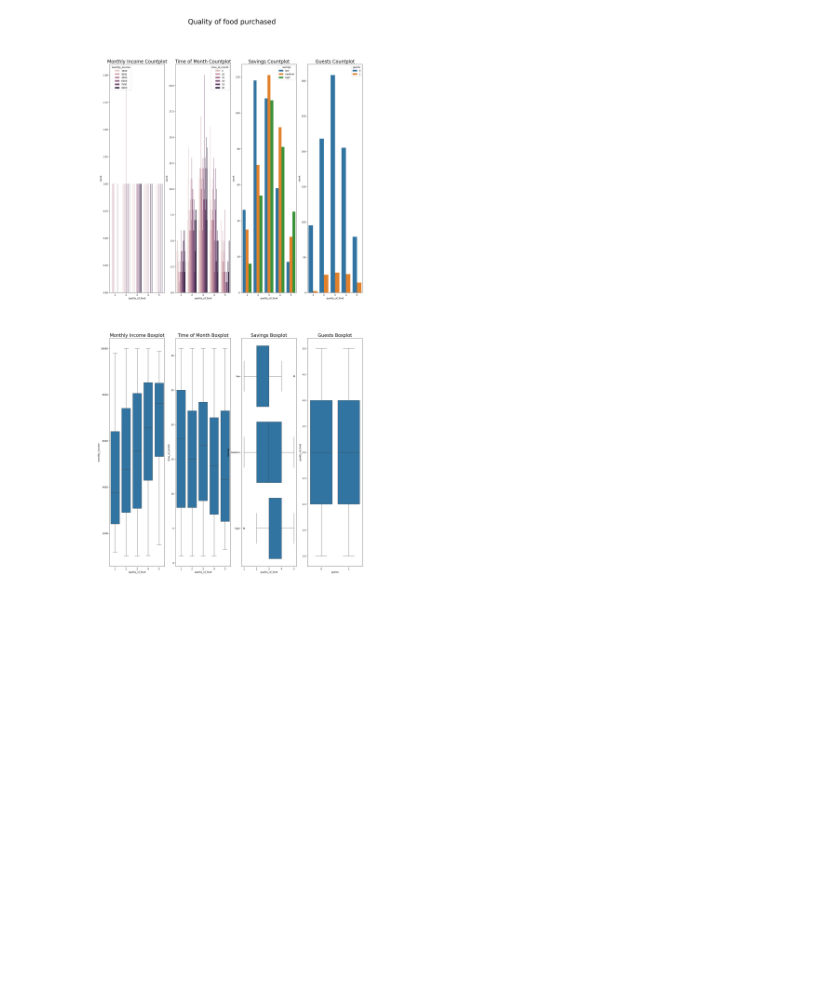
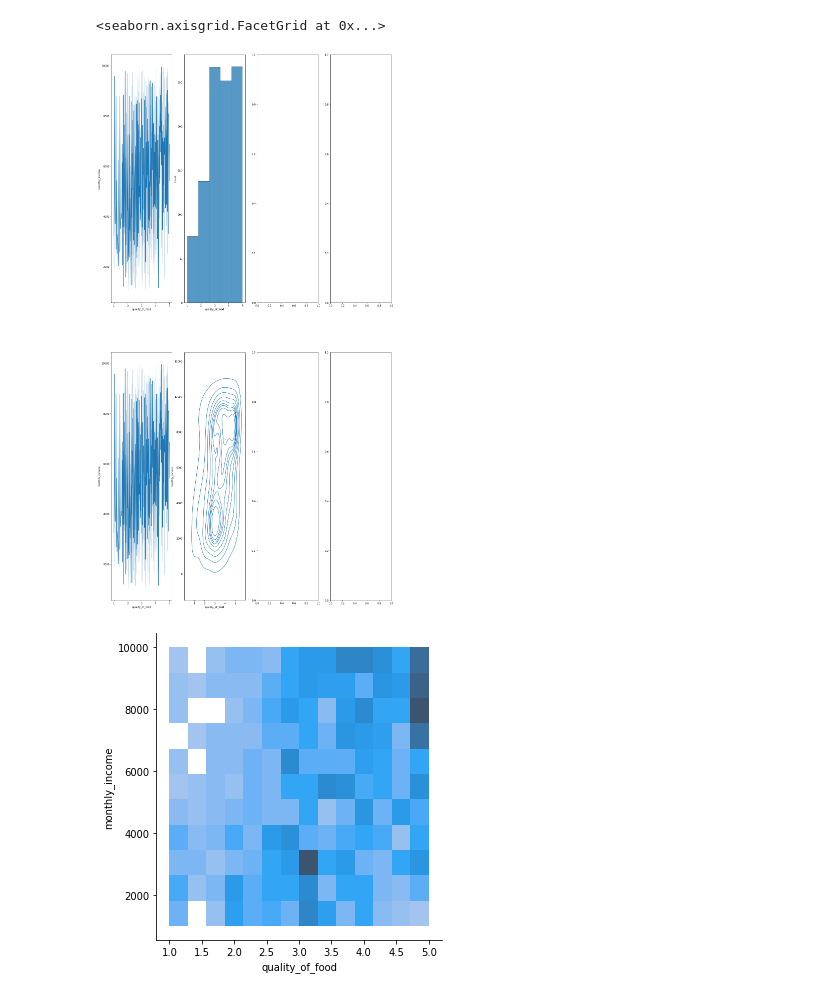
Before and after one commit to kristianseverin/BNNs, a Jupyter notebook: Data/generateData.ipynb, the cells around one changed output. Drawn from its saved outputs; the diff is of its cells as text; code cells hidden in the pictures; blank space fills up the shorter version.

```diff
--- a/Data/generateData.ipynb
+++ b/Data/generateData.ipynb
@@ -47,13 +47,19 @@ def generate_dataset():
 
         # Combine the factors to get the final quality_of_food
         quality_of_food = (quality_based_on_income * 0.4 + quality_based_on_time * 0.1 + quality_based_on_savings * 0.2 + quality_based_on_guests * 0.3) / 1
-        quality_of_food += np.random.normal(scale = 1, size=len(quality_of_food))  # Introduce random noise
+        noise = np.random.normal(scale = 1, size=len(quality_of_food))  # Introduce random noise
+        quality_of_food += noise
         quality_of_food = np.clip(quality_of_food, 1, 5)  # Clip values to ensure they are in the desired range
+        # round to 2 decimal places
+        quality_of_food = np.round(quality_of_food, 2)
 
-        return quality_of_food.astype(int)
+        return quality_of_food.astype(float)
 
     # Generate quality_of_food based on the rules
     quality_of_food = determine_quality(monthly_income, time_of_month, savings, guests)
+
+    # Create bin_edges for the quality_of_food for visualization
+    bin_edges = np.where(quality_of_food <= 1, 1, np.where(quality_of_food <= 2, 2, np.where(quality_of_food <= 3, 3, np.where(quality_of_food <= 4, 4, 5))))
 
     # Combine all variables into a dataset
     dataset = {
@@ -61,7 +67,8 @@ def generate_dataset():
         'monthly_income': monthly_income,
         'time_of_month': time_of_month,
         'savings': savings,
-        'guests': guests
+        'guests': guests,
+        'bin_edges': bin_edges
     }
 
     df = pd.DataFrame(dataset)
@@ -73,5 +94,6 @@ df = generate_dataset()
 # %%
 # visualize the data
+# this chunk will work for integer data
 
 
 
@@ -107,8 +129,29 @@ fig.suptitle('Quality of food purchased' , fontsize=30, y=.95)
 plt.savefig('quality_of_food.png')
 
 plt.show()
-# %% [output]
-[figure, removed]
+# %%
+# visualize the data
+# this chunk will work for float data
+
+# get all the plots in one figure
+fig, axes = plt.subplots(2, 4, figsize=(20, 40))
+
+# lineplot
+sns.lineplot(x='quality_of_food', y='monthly_income', data=df, ax=axes[0, 0])
+# mean lineplot
+sns.lineplot(x='quality_of_food', y='monthly_income', data=df, estimator=np.mean, ax=axes[1, 0])
+
+# histrogram with bins = 5
+sns.histplot(x='quality_of_food', data=df, bins=5, ax=axes[0, 1])
+
+# kdeplot
+sns.kdeplot(x='quality_of_food', y='monthly_income', data=df, ax=axes[1, 1])
+
+sns.displot(df, x = 'quality_of_food', y = 'monthly_income', ax=axes[0, 2])
+# %% [output]
+<seaborn.axisgrid.FacetGrid at 0x...>
+[figure, added]
+[figure, added]
 # %%
 # write the data to a csv file
 df.to_csv('quality_of_food.csv', index=False)
```
Also changed, not shown: parts of 1 cell of this notebook, 2 other files.
